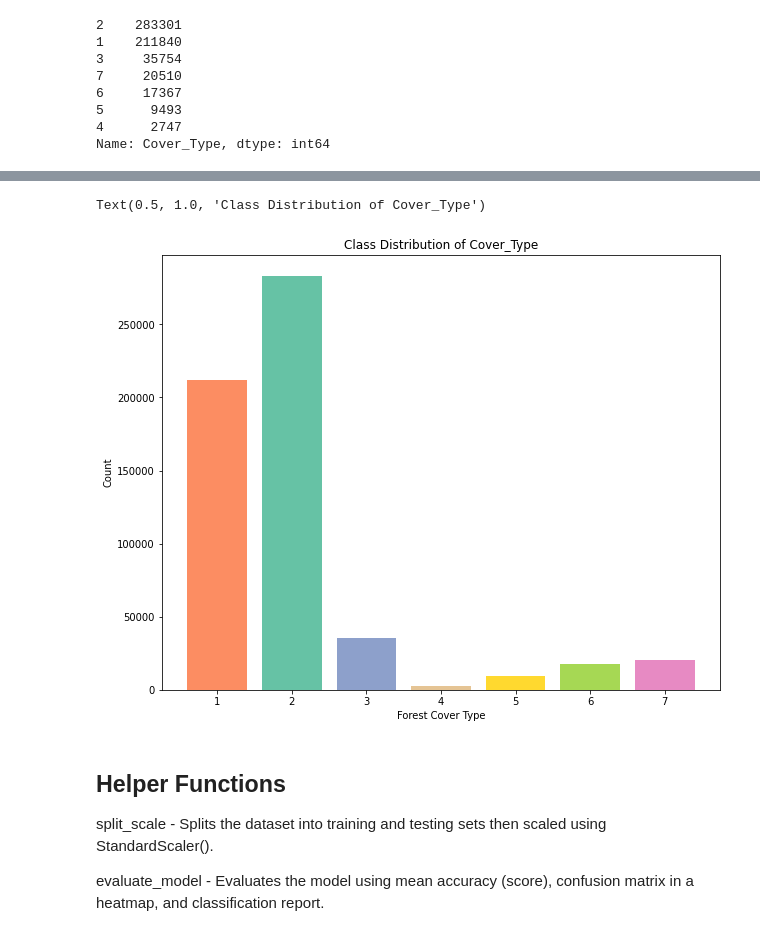
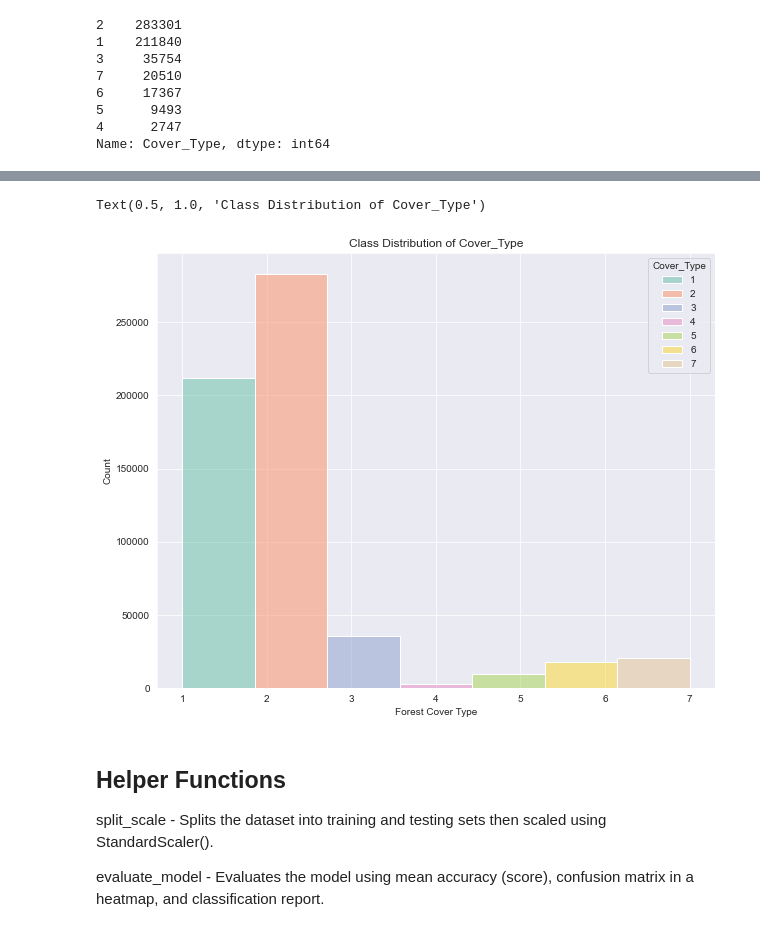
Before and after one commit to ralphgutz/handling-class-imbalance-using-undersampling-technique, a Jupyter notebook: Handling Class Imbalance using Undersampling Technique.ipynb, the cells around one changed output, grey strips where cells are left out. Drawn from its saved outputs; the diff is of its cells as text; code cells hidden in the pictures.

```diff
--- a/Handling Class Imbalance using Undersampling Technique.ipynb
+++ b/Handling Class Imbalance using Undersampling Technique.ipynb
@@ -16,6 +16,8 @@ import pandas as pd
 # Libraries for colormap and plotting
 import matplotlib.pyplot as plt
 import seaborn as sns
+sns.set_style("darkgrid")
+sns.set_palette("Set2")
 
 # Functions for feature scaling, splitting, metrics, and tuning hyperparameters
 from sklearn.preprocessing import StandardScaler
@@ -37,7 +39,7 @@ header_names = ["Elevation", "Aspect", "Slope", "Horizontal_Distance_To_Hydrolog
                 "Horizontal_Distance_To_Roadways", "Hillshade_9am", "Hillshade_Noon", "Hillshade_3pm",
                 "Horizontal_Distance_To_Fire_Points"] + soil_types + wilderness_areas + ["Cover_Type"]
 
-data = pd.read_csv("../input/covtype/covtype.data", names=header_names, header=None)
+data = pd.read_csv("covtype.data", names=header_names, header=None)
 # %%
 data.head()
 # %% [output]
@@ -129,17 +128,16 @@ Text(0.5, 1.0, 'Elevation vs. Aspect')
 # %%
-cmap = sns.color_palette("Set2", as_cmap=True)
-cmap = cmap(np.arange(7))
+plt.figure(figsize=(10,8))
 
-plt.figure(figsize=(10,8))
-plt.bar(height=data["Cover_Type"].value_counts().values, x=data["Cover_Type"].value_counts().keys(), color=cmap)
+sns.histplot(data=data, x="Cover_Type", hue="Cover_Type", bins=7, palette="Set2")
+
 plt.xlabel("Forest Cover Type")
 plt.ylabel("Count")
 plt.title("Class Distribution of Cover_Type")
 
 # Random sampling method is used because classes have huge differences
 # %% [output]
 Text(0.5, 1.0, 'Class Distribution of Cover_Type')
-[figure, old version]
+[figure, new version]
 # %% [markdown]
 ## Helper Functions
 split_scale - Splits the dataset into training and testing sets then scaled using StandardScaler().
```
Also changed, not shown: parts of 7 cells of this notebook, 9 other files.
